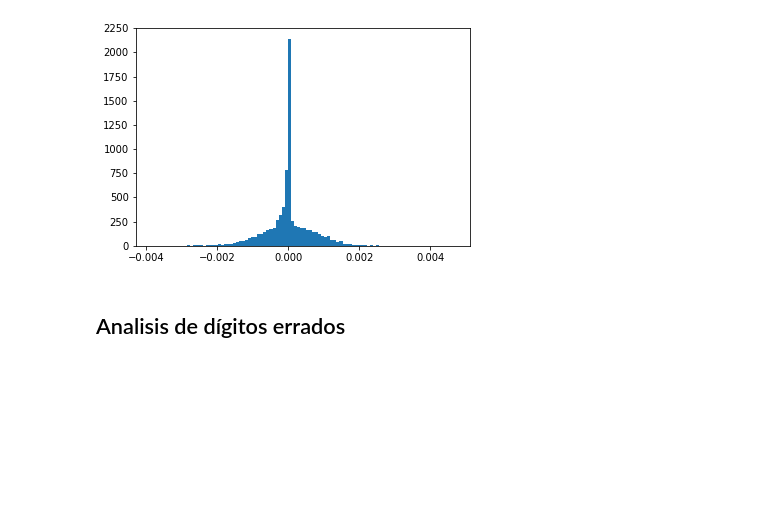
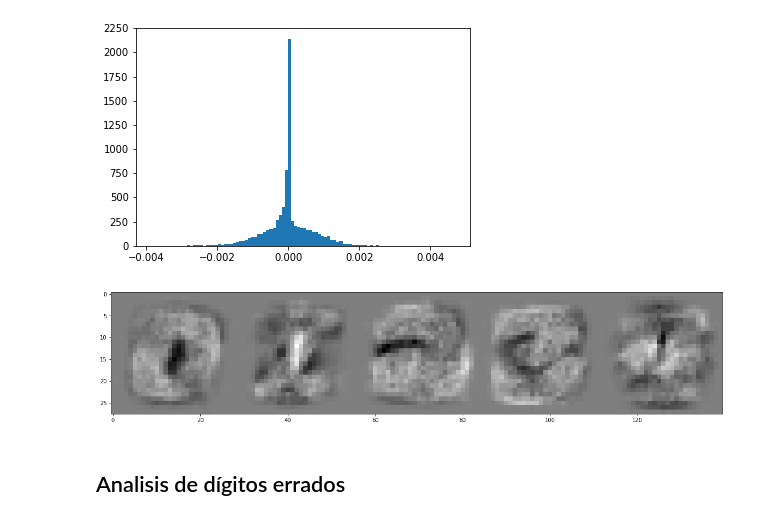
Before and after one commit to gebasilio/MNIST-MLP-CNN, a Jupyter notebook: 1-MNIST-MLP.ipynb, the cells around one changed output. Cells and saved outputs as stored; diff of their text form; code cells hidden in the pictures; blank space fills up the shorter version.

```diff
--- a/1-MNIST-MLP.ipynb
+++ b/1-MNIST-MLP.ipynb
@@ -274,6 +274,15 @@ plt.hist(weights.flatten(), 100)
 plt.show()
 # %% [output]
 [figure]
+# %%
+plt.figure(figsize=(20,20))
+concatenated_weights = weights[:,0].reshape(28,28)
+for wei in weights.T[1:5]:
+    concatenated_weights = np.concatenate((concatenated_weights, wei.reshape(28,28)),axis=1 )
+plt.imshow(concatenated_weights, cmap='gray')
+plt.show()
+# %% [output]
+[figure, added]
 # %% [markdown]
 ## Analisis de dígitos errados
 # %%
```
Also changed, not shown: parts of 1 cell of this notebook, 1 other file.
